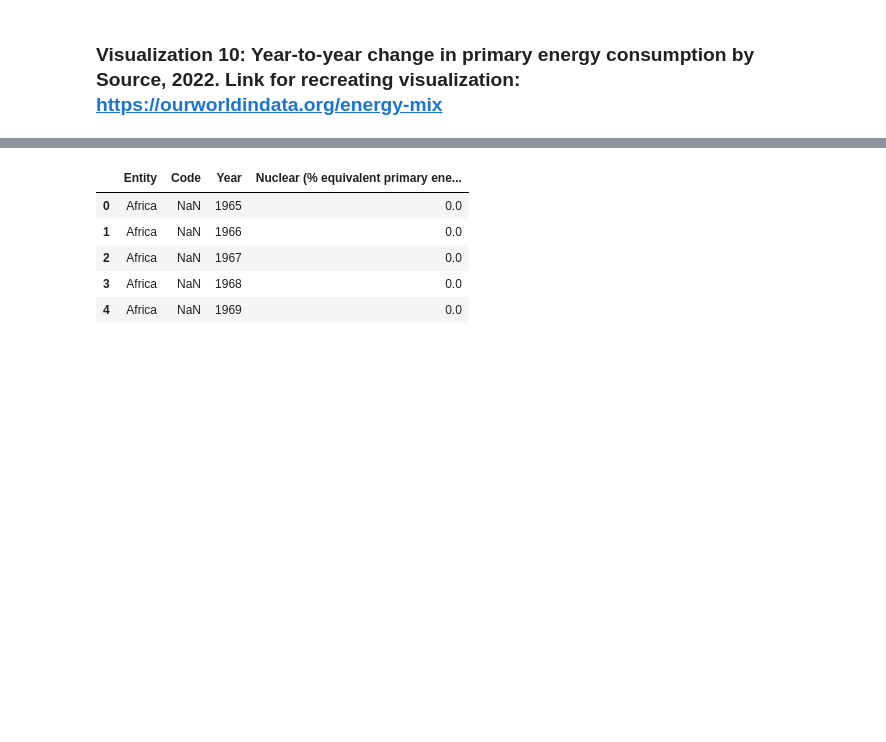
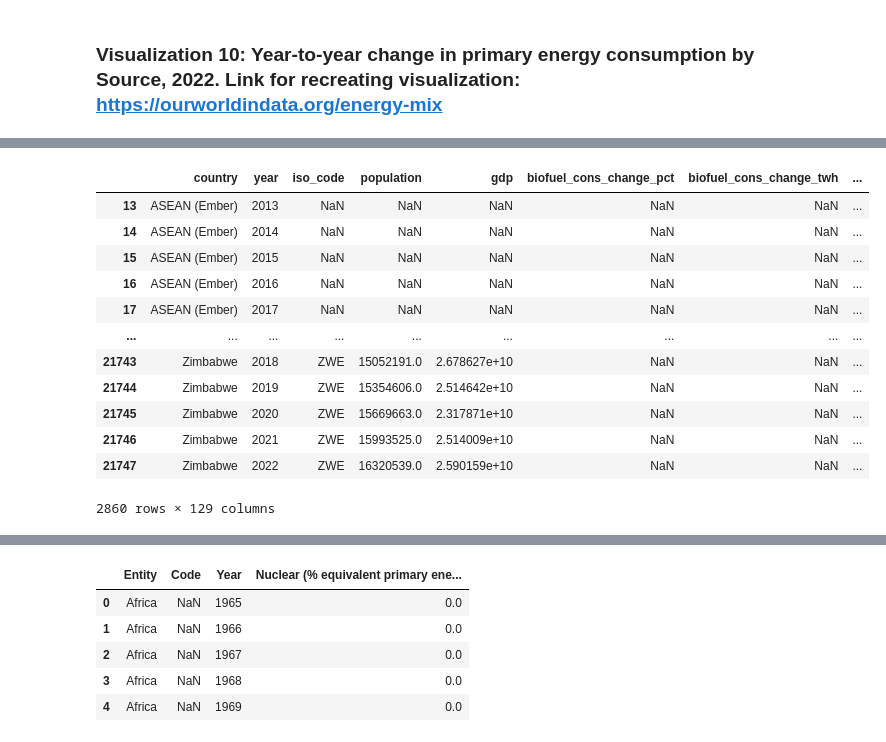
Before and after one commit to sinhasagar507/Analysis-of-Global-Renewable-Energy-Trends, a Jupyter notebook: notebooks/1.0_sinhasagar507_energyconsume.ipynb, the cells around one changed output, grey strips where cells are left out. Drawn from its saved outputs; the diff is of its cells as text; code cells hidden in the pictures; blank space fills up the shorter version.

```diff
--- a/notebooks/1.0_sinhasagar507_energyconsume.ipynb
+++ b/notebooks/1.0_sinhasagar507_energyconsume.ipynb
@@ -889,0 +1416,16 @@ hydro_yrs
+# %%
+last_decade_data
+# %% [output]
+|  | country | year | iso_code | population | gdp | biofuel_cons_change_pct | biofuel_cons_change_twh | ... |
+| 13 | ASEAN (Ember) | 2013 | NaN | NaN | NaN | NaN | NaN | ... |
+| 14 | ASEAN (Ember) | 2014 | NaN | NaN | NaN | NaN | NaN | ... |
+| 15 | ASEAN (Ember) | 2015 | NaN | NaN | NaN | NaN | NaN | ... |
+| 16 | ASEAN (Ember) | 2016 | NaN | NaN | NaN | NaN | NaN | ... |
+| 17 | ASEAN (Ember) | 2017 | NaN | NaN | NaN | NaN | NaN | ... |
+| ... | ... | ... | ... | ... | ... | ... | ... | ... |
+| 21743 | Zimbabwe | 2018 | ZWE | 15052191.0 | 2.678627e+10 | NaN | NaN | ... |
+| 21744 | Zimbabwe | 2019 | ZWE | 15354606.0 | 2.514642e+10 | NaN | NaN | ... |
+| 21745 | Zimbabwe | 2020 | ZWE | 15669663.0 | 2.317871e+10 | NaN | NaN | ... |
+| 21746 | Zimbabwe | 2021 | ZWE | 15993525.0 | 2.514009e+10 | NaN | NaN | ... |
+| 21747 | Zimbabwe | 2022 | ZWE | 16320539.0 | 2.590159e+10 | NaN | NaN | ... |
+2860 rows × 129 columns
```
Also changed, not shown: parts of 53 cells of this notebook, 1 other file.
